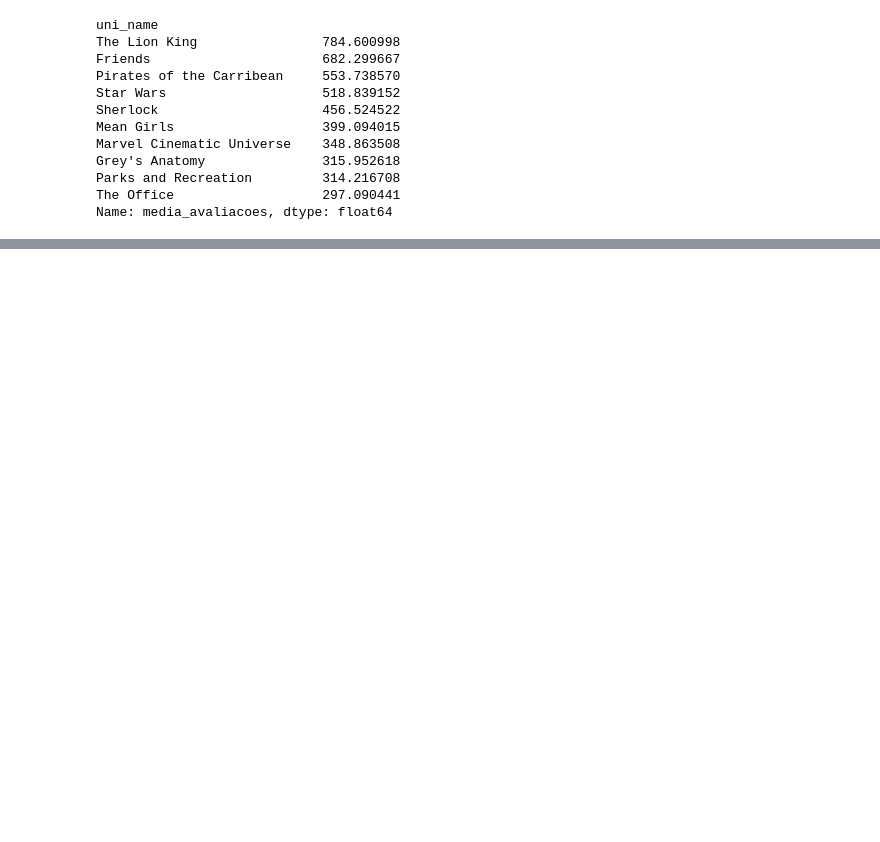
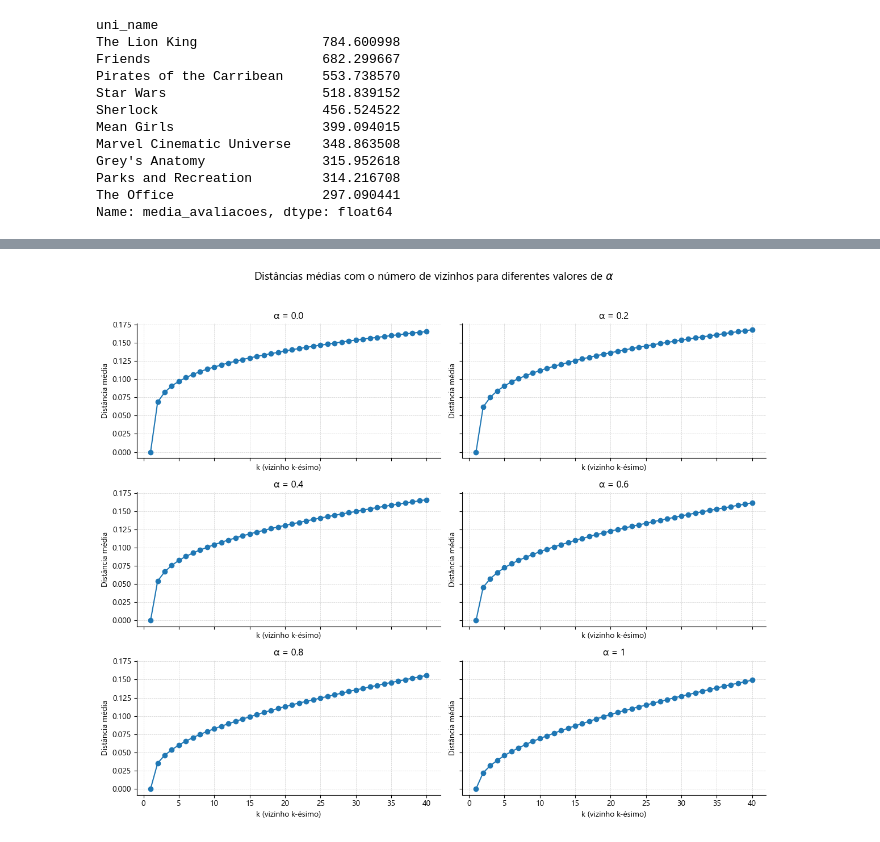
Before and after one commit to felipealxndre/Blooma, a Jupyter notebook: Big Five/Characters_Big5.ipynb, the cells around one changed output, grey strips where cells are left out. Saved outputs shown, nothing was run; the diff lists cells and outputs as text; code cells hidden in the pictures; blank space fills up the shorter version.

```diff
--- a/Big Five/Characters_Big5.ipynb
+++ b/Big Five/Characters_Big5.ipynb
@@ -554,0 +318,18 @@ resultados
+# %%
+from sklearn.preprocessing import MinMaxScaler
+
+trait_cols = ["Extroversão","Socialização","Conscienciosidade",
+              "Estabilidade emocional","Abertura à experiência"]
+
+characters[trait_cols] = characters[trait_cols].apply(pd.to_numeric, errors="coerce")
+
+characters.drop_duplicates(subset="Personagem", inplace=True)
+characters.dropna(subset=trait_cols, inplace=True)
+
+
+# fazendo uma normalização máx e mín
+scaler = MinMaxScaler(feature_range=(-1, 1))
+personagens = characters.copy()
+personagens.loc[:, trait_cols] = scaler.fit_transform(characters[trait_cols])
+
+personagens.head()
@@ -554,0 +365,42 @@ resultados
+# %%
+import numpy as np
+import pandas as pd
+from sklearn.preprocessing import StandardScaler
+from sklearn.neighbors import NearestNeighbors
+from sklearn.metrics import ndcg_score
+import matplotlib.pyplot as plt
+from sklearn.metrics.pairwise import cosine_distances, euclidean_distances
+
+X_scaled = personagens[trait_cols].astype(float).values
+
+D_cos = cosine_distances(X_scaled)
+D_euc = euclidean_distances(X_scaled)
+D_euc_norm = D_euc / D_euc.max()          # só normalizando
+
+Kmax = 40
+ks = range(1, Kmax + 1)
+alphas = [0.0, 0.2, 0.4, 0.6, 0.8, 1]
+
+
+fig, axes = plt.subplots(3, 2, figsize=(12, 10), sharex=True, sharey=True)
+plt.rcParams['font.family'] = 'Segoe UI'
+
+for idx, alpha in enumerate(alphas):
+    D = alpha * D_cos + (1 - alpha) * D_euc_norm
+    knn = NearestNeighbors(metric="precomputed", n_neighbors=Kmax).fit(D)
+    dists, _ = knn.kneighbors(D, n_neighbors=Kmax)
+    mean_dist = [dists[:, k - 1].mean() for k in ks]
+
+    ax = axes[idx // 2, idx % 2]
+    ax.plot(ks, mean_dist, marker="o")
+    ax.set_title(f"α = {alpha}")
+    ax.set_xlabel("k (vizinho k-ésimo)")
+    ax.set_ylabel("Distância média")
+    sns.despine()
+    ax.grid(True, which='major', axis='both', linestyle='--', linewidth=0.5, alpha=0.6)
+
+fig.suptitle(r"Distâncias médias com o número de vizinhos para diferentes valores de $\alpha$", fontsize=14)
+plt.tight_layout(rect=[0, 0, 1, 0.96])
+plt.show()
+# %% [output]
+[figure, added]
```
Also changed, not shown: parts of 41 cells of this notebook.
